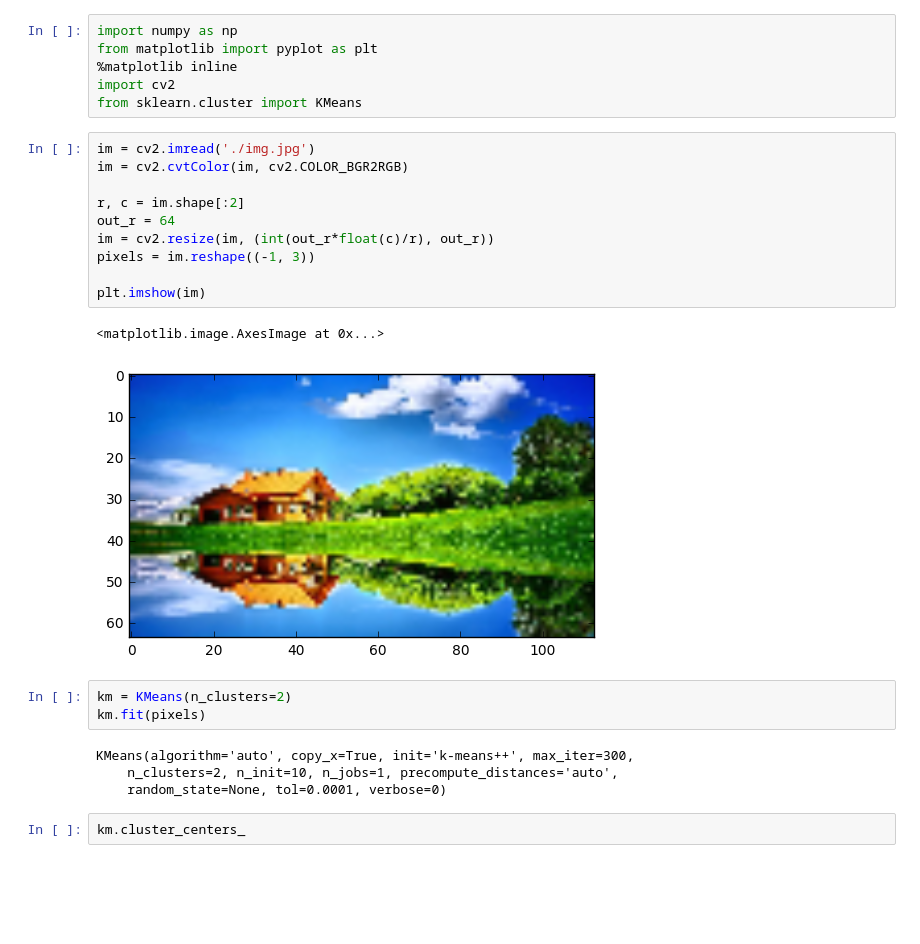
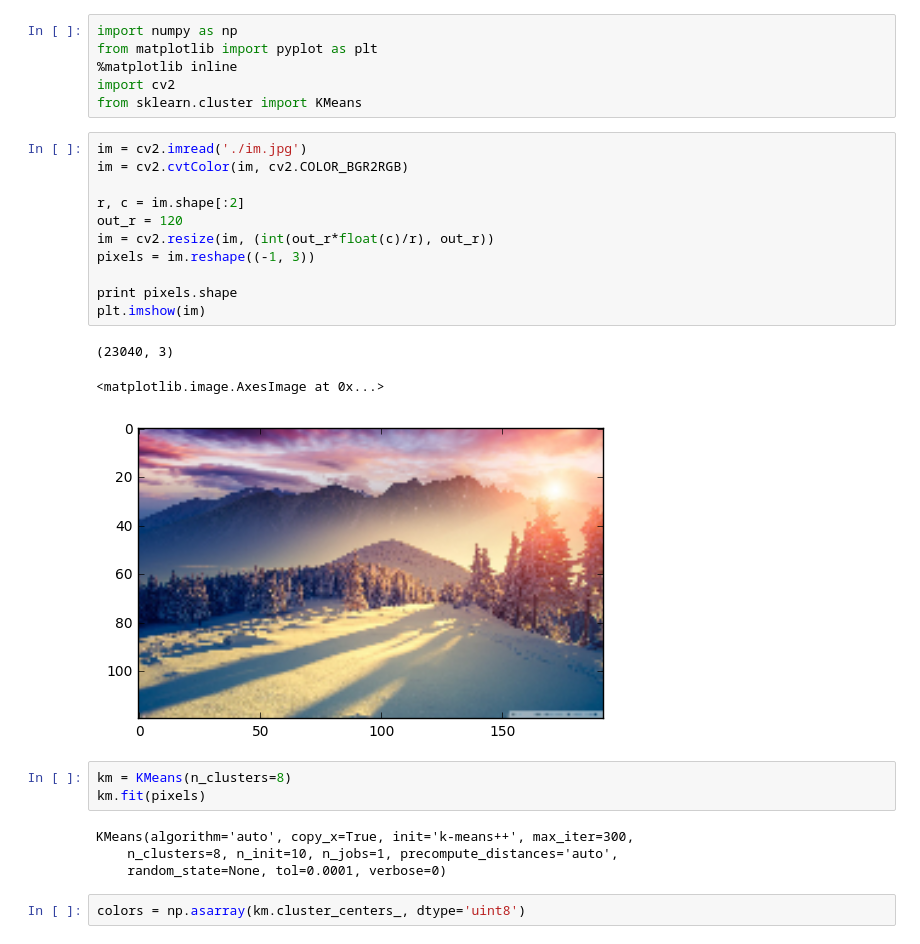
Before and after one commit to coding-blocks-archives/Perceptron_Summer_2017, a Jupyter notebook: class_04/DomColor.ipynb, the cells around one changed output. Drawn from its saved outputs; the diff is of its cells as text; blank space fills up the shorter version.

Commit message:
Dominant colors and dominance

```diff
--- a/class_04/DomColor.ipynb
+++ b/class_04/DomColor.ipynb
@@ -5,24 +5,26 @@ from matplotlib import pyplot as plt
 import cv2
 from sklearn.cluster import KMeans
 # %%
-im = cv2.imread('./img.jpg')
+im = cv2.imread('./im.jpg')
 im = cv2.cvtColor(im, cv2.COLOR_BGR2RGB)
 
 r, c = im.shape[:2]
-out_r = 64
+out_r = 120
 im = cv2.resize(im, (int(out_r*float(c)/r), out_r))
 pixels = im.reshape((-1, 3))
 
+print pixels.shape
 plt.imshow(im)
 # %% [output]
-<matplotlib.image.AxesImage at 0x...>
+(23040, 3)
+<matplotlib.image.AxesImage at 0x...>
-[figure, old version]
+[figure, new version]
 # %%
-km = KMeans(n_clusters=2)
+km = KMeans(n_clusters=8)
 km.fit(pixels)
 # %% [output]
 KMeans(algorithm='auto', copy_x=True, init='k-means++', max_iter=300,
-    n_clusters=2, n_init=10, n_jobs=1, precompute_distances='auto',
+    n_clusters=8, n_init=10, n_jobs=1, precompute_distances='auto',
     random_state=None, tol=0.0001, verbose=0)
-# %%
-km.cluster_centers_
+# %%
+colors = np.asarray(km.cluster_centers_, dtype='uint8')
```
Also changed, not shown: parts of 4 cells of this notebook.
